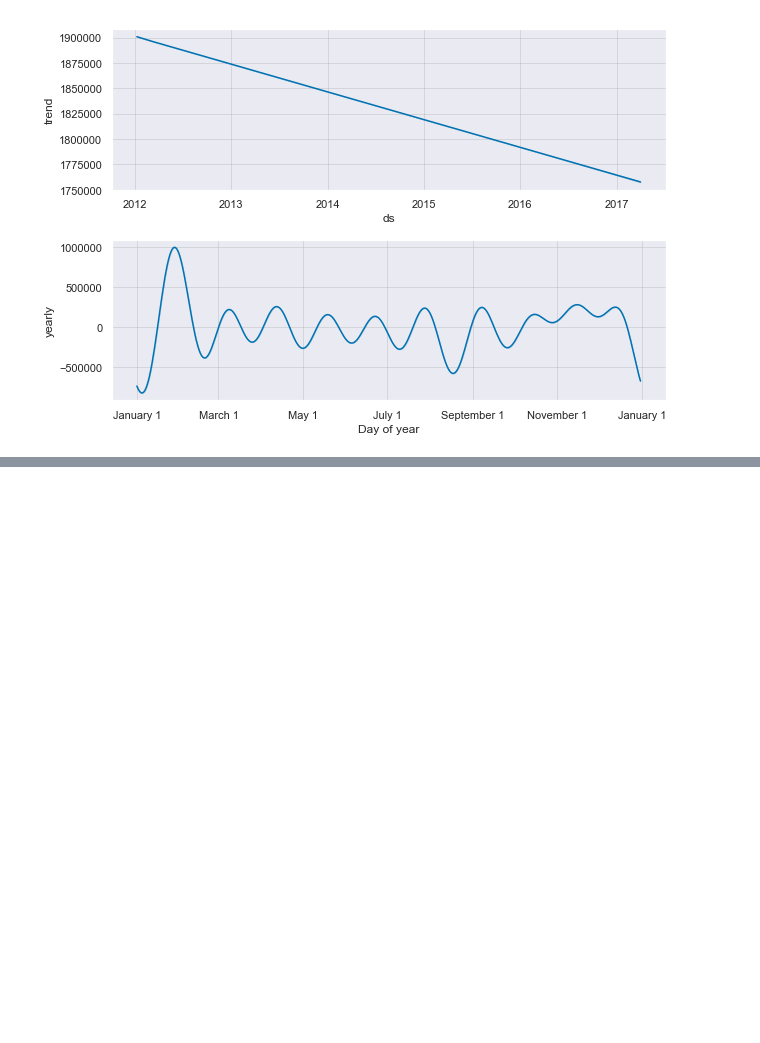
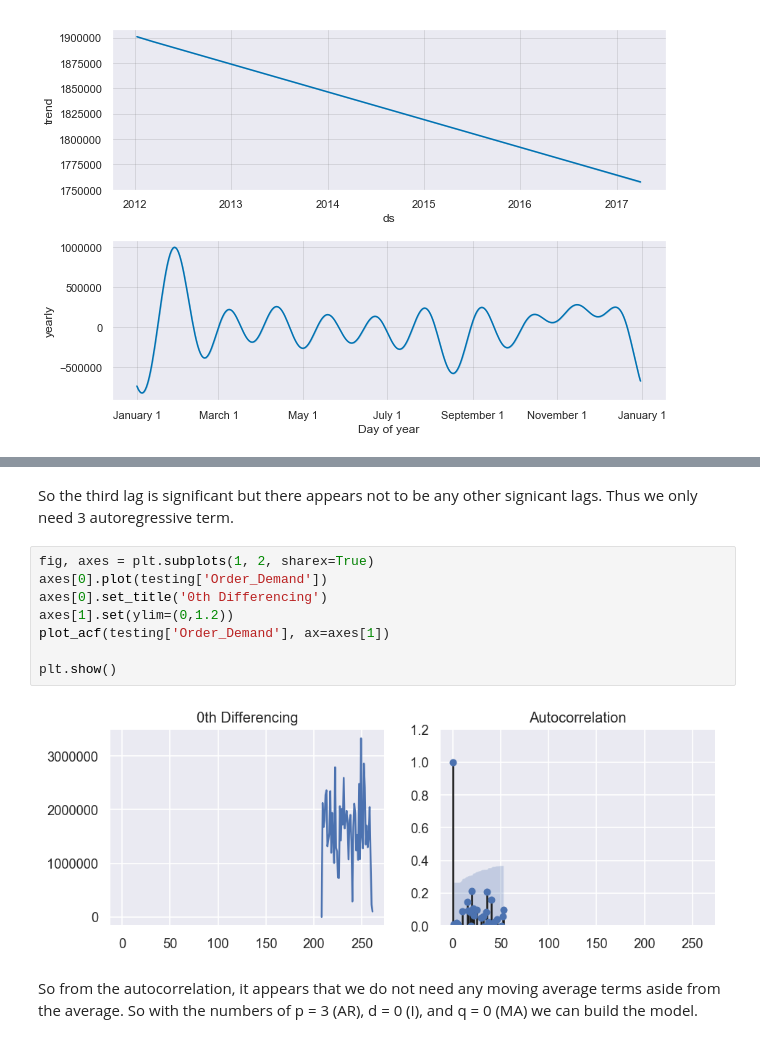
Before and after one commit to p678m854/EECS-731, a Jupyter notebook: Week 6 Forecasting/World Wide Products.ipynb, the cells around one changed output, grey strips where cells are left out. Cells and saved outputs as stored; diff of their text form; blank space fills up the shorter version.

```diff
--- a/Week 6 Forecasting/World Wide Products.ipynb
+++ b/Week 6 Forecasting/World Wide Products.ipynb
@@ -201,0 +232,14 @@ prophet_model.plot_components(forecast)
+# %% [markdown]
+So the third lag is significant but there appears not to be any other signicant lags. Thus we only need 3 autoregressive term.
+# %%
+fig, axes = plt.subplots(1, 2, sharex=True)
+axes[0].plot(testing['Order_Demand'])
+axes[0].set_title('0th Differencing')
+axes[1].set(ylim=(0,1.2))
+plot_acf(testing['Order_Demand'], ax=axes[1])
+
+plt.show()
+# %% [output]
+[figure, added]
+# %% [markdown]
+So from the autocorrelation, it appears that we do not need any moving average terms aside from the average. So with the numbers of p = 3 (AR), d = 0 (I), and q = 0 (MA) we can build the model.
```
Also changed, not shown: parts of 14 cells of this notebook.
